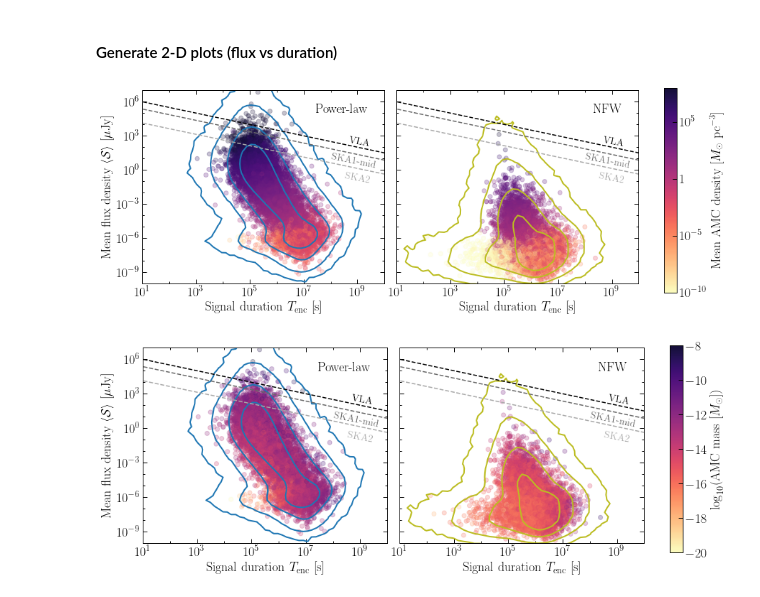
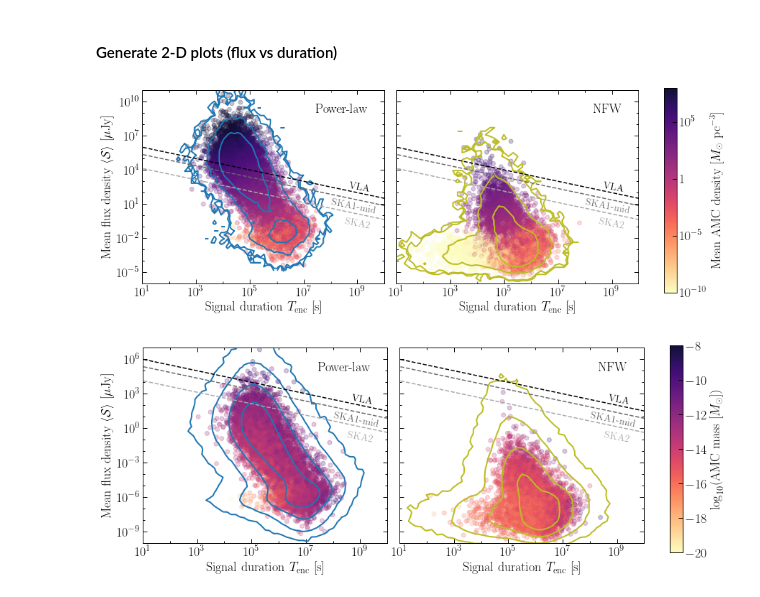
Before and after one commit to bradkav/axion-miniclusters, a Jupyter notebook: code/plotting/PlotFluxes.ipynb, the cells around one changed output. Drawn from its saved outputs; the diff is of its cells as text; code cells hidden in the pictures.

```diff
--- a/code/plotting/PlotFluxes.ipynb
+++ b/code/plotting/PlotFluxes.ipynb
@@ -27,7 +27,7 @@ import dirs
 # %% [markdown]
 **Columns: Distance [pc], Galactic Longitude [deg], Galactic Latitude [deg], Length of encounter [s], Mean Flux [muJy], MC density [Msun/pc^3], MC radius [pc]**
 # %%
-IDstr = "_wStripping"
+IDstr = "_ma_400mueV"
 
 AS_CUT = True
 cut_text = ""
@@ -171,43 +171,45 @@ for ax in [ax1, ax2]:
 
     ax.set_xscale('log')
     ax.set_yscale('log')
-    ax.set_xlim(1e1, 1e10)
-    ax.set_ylim(1e-10, 1e7)
     ax.set_xlabel(r"Signal duration $T_\mathrm{enc}$ [s]")
 
+    ax.set_xlim(1e1, 1e10)
     ax.set_xticks(np.geomspace(1e1, 1e10, 10), minor=True)
     ax.set_xticklabels([], minor=True)
-    ax.set_yticks(np.geomspace(1e-9, 1e6, 6))
-    ax.set_yticks(np.geomspace(1e-10, 1e7, 18), minor=True)
+
+    ax.set_ylim(1e-6, 1e11)
+    ax.set_yticks(np.geomspace(1e-5, 1e10, 6))
+    ax.set_yticks(np.geomspace(1e-6, 1e11, 18), minor=True)
+
     ax.set_yticklabels([], minor=True)
     #ax.set_yticklabels([], minor=True)
 
 
 
 ax1.set_ylabel(r"Mean flux density $\langle \mathcal{S} \rangle$ [$\mu \mathrm{Jy}$]")
 #ax3.set_ylabel(r"Peak flux $\Phi_\mathrm{peak}$ [$\mu \mathrm{Jy}$]")
 ax2.set_yticklabels([])
 #ax4.set_yticklabels([])
 
 
 ax1.text( 0.93, 0.93,  "Power-law", ha='right', va='top',  transform=ax1.transAxes)
 ax2.text( 0.93, 0.93,  "NFW", ha='right', va='top',  transform=ax2.transAxes)
 
 plt.subplots_adjust(hspace = 0.05, wspace= 0.05)
 
 cb_ax = fig.add_axes([0.94, 0.09, 0.02, 0.8])
 cbar = fig.colorbar(scat_PL, cax=cb_ax, label=r'Mean AMC density [$M_\odot$ $\mathrm{pc}^{-3}$]')
 cbar.set_ticks([-10, -5, 0, 5])
 cbar.set_ticklabels([r'$10^{-10}$', r'$10^{-5}$', r'$1$', r'$10^5$'])
 
 cbar.set_alpha(1)
 cbar.draw_all()
 
 plt.savefig("../../plots/MeanFlux_vs_Tenc_vs_density%s%s.pdf"%(cut_text,IDstr), bbox_inches='tight')
 
 plt.show()
 # %% [output]
-[figure, old version]
+[figure, new version]
 # %%
 # Flux and duration (coloured by mass)
 
```
Also changed, not shown: parts of 3 cells of this notebook, 29 other files.
